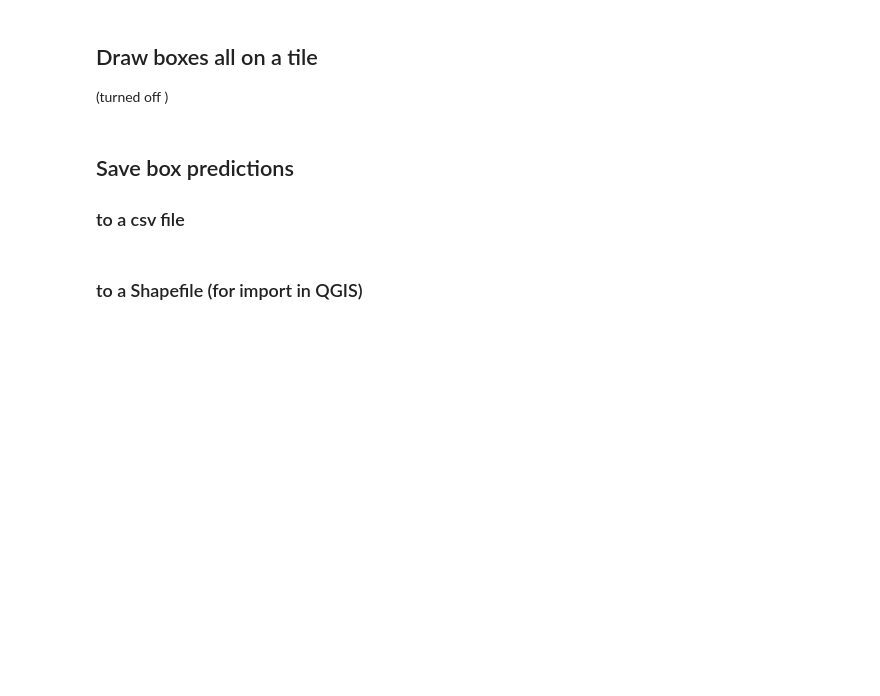
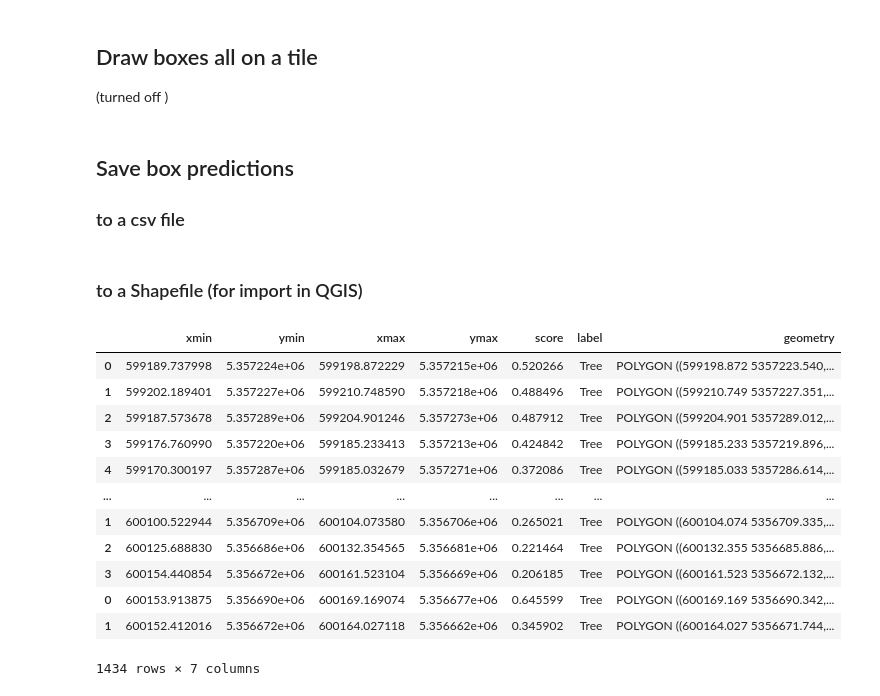
Before and after one commit to mtourne/marseille_trees, a Jupyter notebook: deepforest_marseille/make predictions.ipynb, the cells around one changed output. Drawn from its saved outputs; the diff is of its cells as text; code cells hidden in the pictures; blank space fills up the shorter version.

Commit message:
cleanup into functions
working :
saving prediction tiles with boxes proposal for prodigy
finding road points nearest to center of tree proposals

```diff
--- a/deepforest_marseille/explore predictions.ipynb
+++ b/deepforest_marseille/make predictions.ipynb
@@ -145,2 +111,2 @@ def process_tile_windows(model, windows):
 # %%
-predicted_boxes = process_tile_windows(model, windows)
+predicted_boxes = functions.process_tile_windows(model, numpy_image, windows)
@@ -180,5 +113,5 @@ def nonmax_suppression(predicted_boxes, iou_threshold=0.15):
 # %%
-boxes_iou_threshold0_15 = nonmax_suppression(predicted_boxes, iou_threshold=0.15)
+boxes_iou_threshold0_15 = functions.nonmax_suppression(predicted_boxes, iou_threshold=0.15)
 # %% [output]
 1434 predictions in overlapping windows, applying non-max supression
 931 predictions kept after non-max suppression
@@ -275,2 +152,19 @@ def save_boxes_to_shp_file(raster_path, boxes, output_path):
 # %%
 save_boxes_to_shp_file(GEOTIFF_PATH, predicted_boxes, OUTPUT_SHAPEFILE)
+# %%
+projected_boxes = save_boxes_to_shp_file(GEOTIFF_PATH, predicted_boxes, "test.shp")
+projected_boxes
+# %% [output]
+|  | xmin | ymin | xmax | ymax | score | label | geometry |
+| 0 | 599189.737998 | 5.357224e+06 | 599198.872229 | 5.357215e+06 | 0.520266 | Tree | POLYGON ((599198.872 5357223.540,... |
+| 1 | 599202.189401 | 5.357227e+06 | 599210.748590 | 5.357218e+06 | 0.488496 | Tree | POLYGON ((599210.749 5357227.351,... |
+| 2 | 599187.573678 | 5.357289e+06 | 599204.901246 | 5.357273e+06 | 0.487912 | Tree | POLYGON ((599204.901 5357289.012,... |
+| 3 | 599176.760990 | 5.357220e+06 | 599185.233413 | 5.357213e+06 | 0.424842 | Tree | POLYGON ((599185.233 5357219.896,... |
+| 4 | 599170.300197 | 5.357287e+06 | 599185.032679 | 5.357271e+06 | 0.372086 | Tree | POLYGON ((599185.033 5357286.614,... |
+| ... | ... | ... | ... | ... | ... | ... | ... |
+| 1 | 600100.522944 | 5.356709e+06 | 600104.073580 | 5.356706e+06 | 0.265021 | Tree | POLYGON ((600104.074 5356709.335,... |
+| 2 | 600125.688830 | 5.356686e+06 | 600132.354565 | 5.356681e+06 | 0.221464 | Tree | POLYGON ((600132.355 5356685.886,... |
+| 3 | 600154.440854 | 5.356672e+06 | 600161.523104 | 5.356669e+06 | 0.206185 | Tree | POLYGON ((600161.523 5356672.132,... |
+| 0 | 600153.913875 | 5.356690e+06 | 600169.169074 | 5.356677e+06 | 0.645599 | Tree | POLYGON ((600169.169 5356690.342,... |
+| 1 | 600152.412016 | 5.356672e+06 | 600164.027118 | 5.356662e+06 | 0.345902 | Tree | POLYGON ((600164.027 5356671.744,... |
+1434 rows × 7 columns
```
Also changed, not shown: parts of 8 cells of this notebook, 12 other files.
